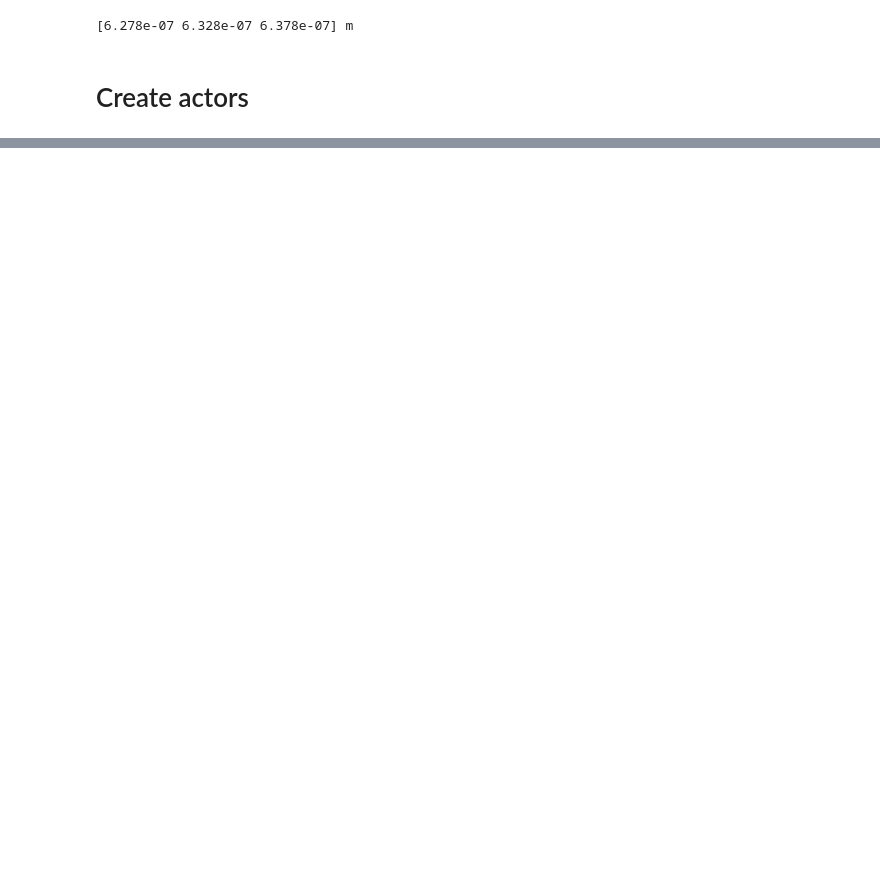
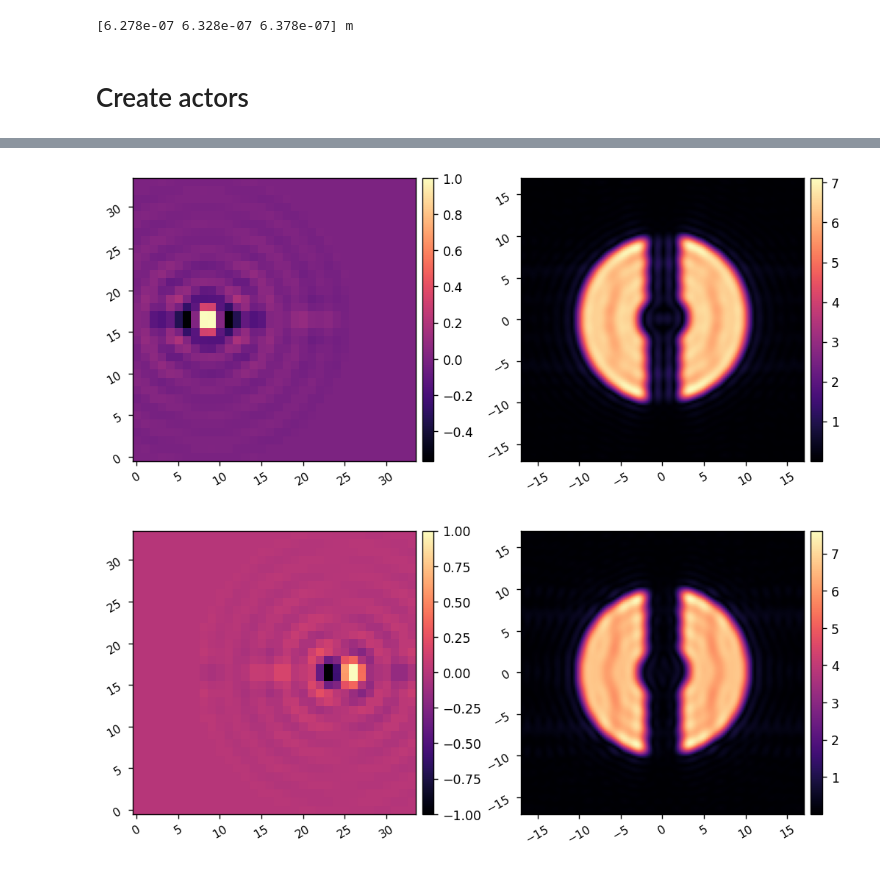
Before and after one commit to uasal/scoob-psf, a Jupyter notebook: example-notebooks/scoobpsf_bbiefc_demo.ipynb, the cells around one changed output, grey strips where cells are left out. Drawn from its saved outputs; the diff is of its cells as text; code cells hidden in the pictures; blank space fills up the shorter version.

```diff
--- a/example-notebooks/scoobpsf_bbiefc_demo.ipynb
+++ b/example-notebooks/scoobpsf_bbiefc_demo.ipynb
@@ -92,0 +108,9 @@ ref_im = model.snap(plot=True)
+# %%
+reload(lina.utils)
+probe_amp = 2e-8
+
+probe_modes = lina.utils.create_fourier_probes(model, control_mask, fourier_sampling=0.2, shift=[(-8,0), (8,0)], nprobes=2,
+                                               plot=True, calc_responses=True)
+# %% [output]
+[figure, added]
+[figure, added]
```
Also changed, not shown: parts of 12 cells of this notebook, 1 other file.
